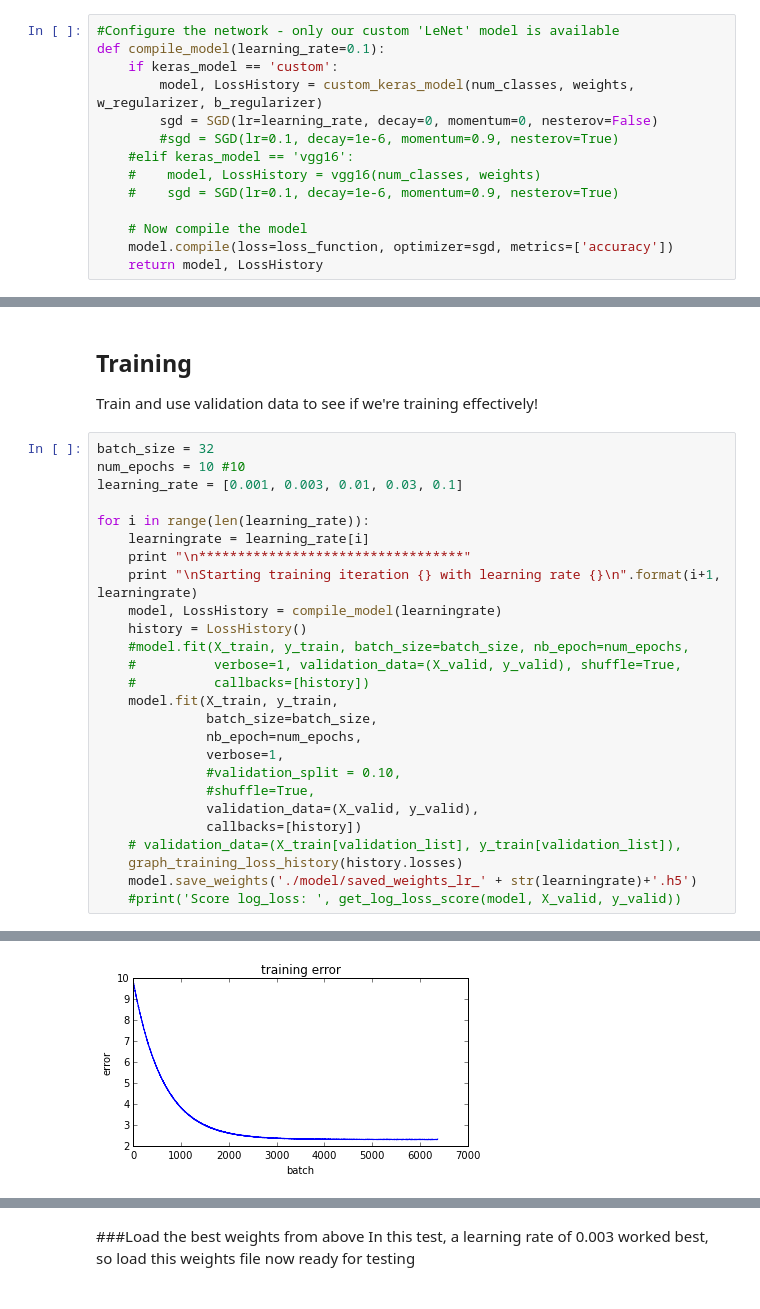
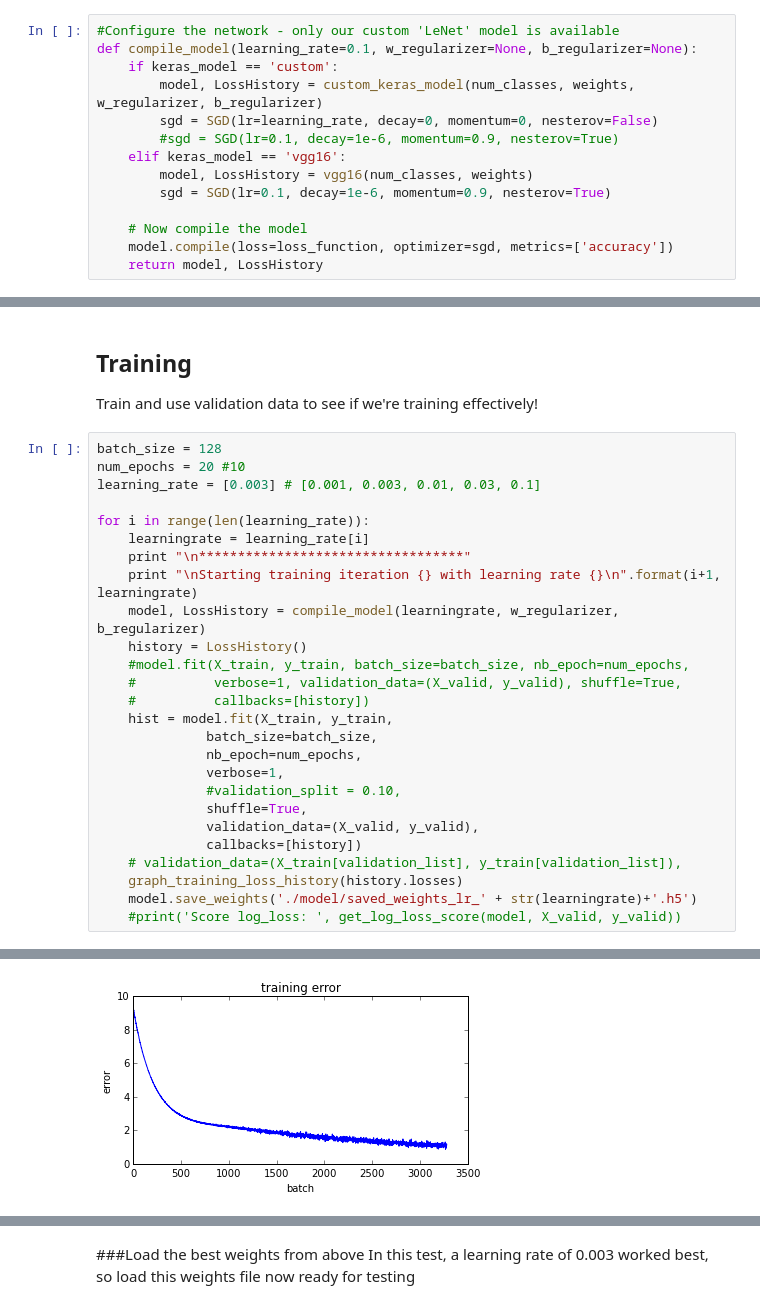
Before and after one commit to markstrefford/state-farm, a Jupyter notebook: state-farm.ipynb, the cells around one changed output, grey strips where cells are left out. Drawn from its saved outputs; the diff is of its cells as text.

```diff
--- a/state-farm.ipynb
+++ b/state-farm.ipynb
@@ -392,14 +471,14 @@ def get_log_loss_score(model, X_valid, y_valid):
     return score
 # %%
 #Configure the network - only our custom 'LeNet' model is available
-def compile_model(learning_rate=0.1):
+def compile_model(learning_rate=0.1, w_regularizer=None, b_regularizer=None):
     if keras_model == 'custom':
         model, LossHistory = custom_keras_model(num_classes, weights, w_regularizer, b_regularizer)
         sgd = SGD(lr=learning_rate, decay=0, momentum=0, nesterov=False)
         #sgd = SGD(lr=0.1, decay=1e-6, momentum=0.9, nesterov=True)
-    #elif keras_model == 'vgg16':
-    #    model, LossHistory = vgg16(num_classes, weights)
-    #    sgd = SGD(lr=0.1, decay=1e-6, momentum=0.9, nesterov=True)
+    elif keras_model == 'vgg16':
+        model, LossHistory = vgg16(num_classes, weights)
+        sgd = SGD(lr=0.1, decay=1e-6, momentum=0.9, nesterov=True)
 
     # Now compile the model
     model.compile(loss=loss_function, optimizer=sgd, metrics=['accuracy'])
@@ -444,25 +523,25 @@ ________________________________________________________________________________
 ## Training
 Train and use validation data to see if we're training effectively!
 # %%
-batch_size = 32
-num_epochs = 10 #10
-learning_rate = [0.001, 0.003, 0.01, 0.03, 0.1]
+batch_size = 128
+num_epochs = 20 #10
+learning_rate = [0.003] # [0.001, 0.003, 0.01, 0.03, 0.1]
 
 for i in range(len(learning_rate)):
     learningrate = learning_rate[i]
     print "\n**********************************"
     print "\nStarting training iteration {} with learning rate {}\n".format(i+1, learningrate)
-    model, LossHistory = compile_model(learningrate)
+    model, LossHistory = compile_model(learningrate, w_regularizer, b_regularizer)
     history = LossHistory()
     #model.fit(X_train, y_train, batch_size=batch_size, nb_epoch=num_epochs,
     #          verbose=1, validation_data=(X_valid, y_valid), shuffle=True,
     #          callbacks=[history])
-    model.fit(X_train, y_train,
+    hist = model.fit(X_train, y_train,
               batch_size=batch_size,
               nb_epoch=num_epochs,
               verbose=1,
               #validation_split = 0.10,
-              #shuffle=True,
+              shuffle=True,
               validation_data=(X_valid, y_valid),
               callbacks=[history])
     # validation_data=(X_train[validation_list], y_train[validation_list]),
@@ -490 +569 @@ Epoch 10/10
-[figure, old version]
+[figure, new version]
```
Also changed, not shown: parts of 29 cells of this notebook, 3 other files.
